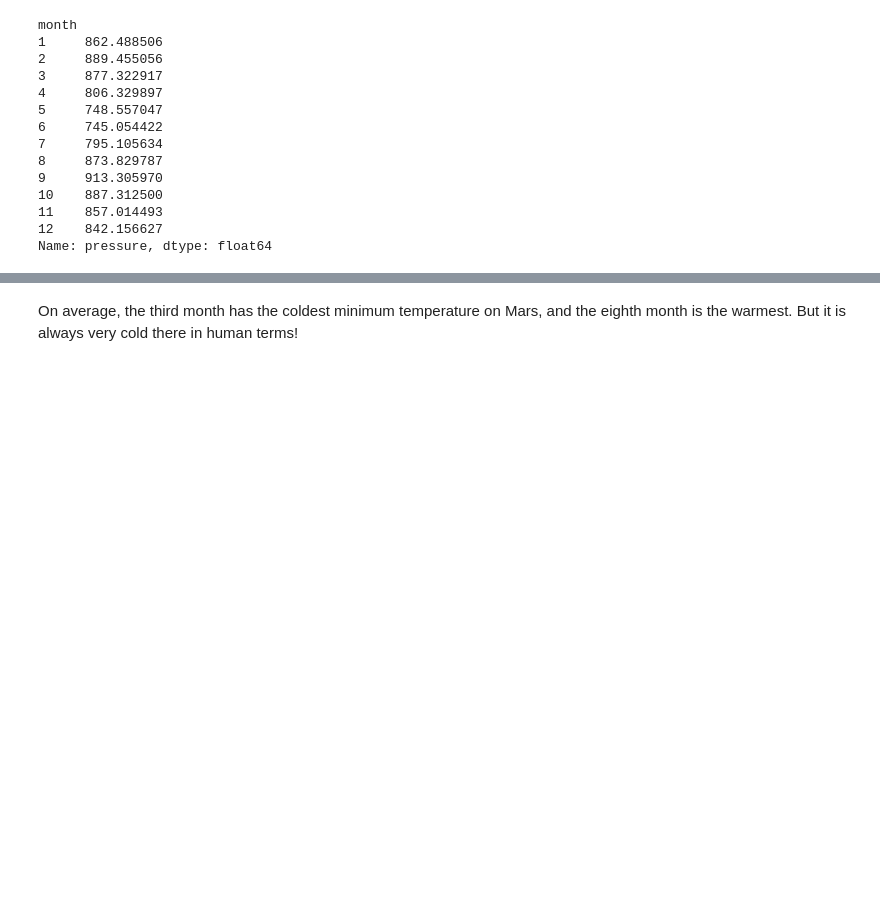
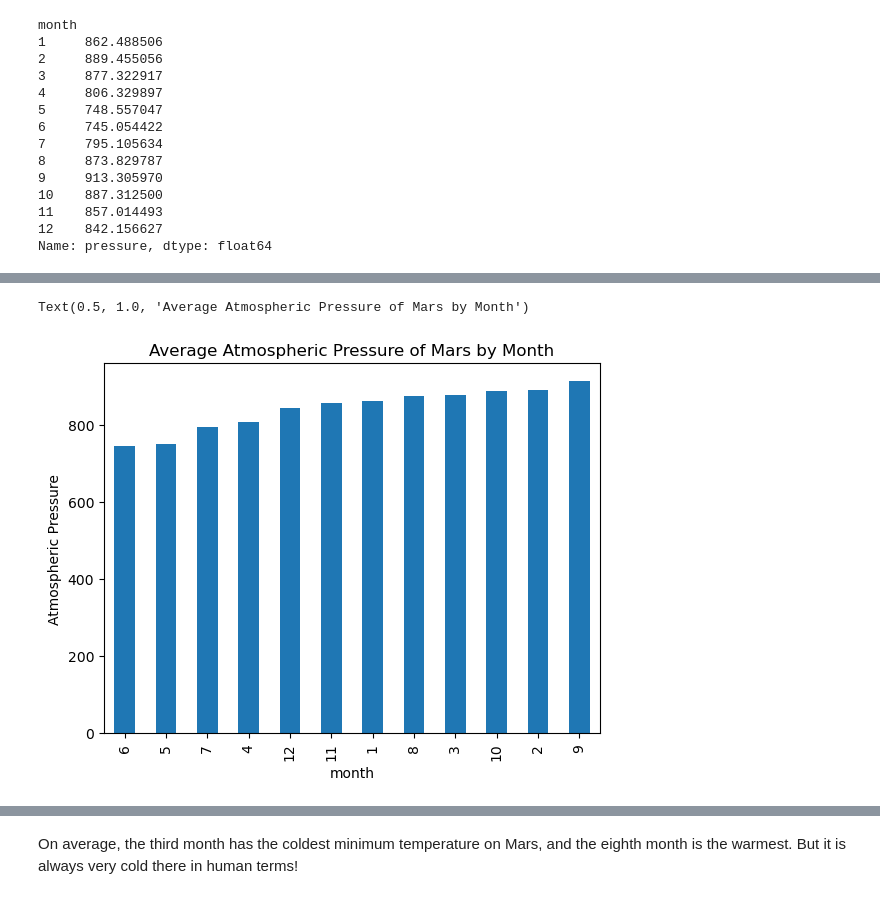
Before and after one commit to stephanielabelle/web-scraping, a Jupyter notebook: part_2_mars_weather.ipynb, the cells around one changed output, grey strips where cells are left out. Saved outputs shown, nothing was run; the diff lists cells and outputs as text; code cells hidden in the pictures; blank space fills up the shorter version.

```diff
--- a/part_2_mars_weather.ipynb
+++ b/part_2_mars_weather.ipynb
@@ -209,5 +193,7 @@ Text(0.5, 1.0, 'Average Minimum Temperature of Mars')
 # %%
 # 4. Average pressure by Martian month
+pressure_month = grouped_month["pressure"].mean()
+pressure_month
 # %% [output]
 month
 1     862.488506
@@ -233,0 +212,9 @@ Name: pressure, dtype: float64
+# %%
+# Plot the average pressure by month
+pressure_month_sorted = pressure_month.sort_values(ascending=True)
+pressure_plot = pressure_month_sorted.plot(kind="bar")
+plt.ylabel("Atmospheric Pressure")
+plt.title("Average Atmospheric Pressure of Mars by Month")
+# %% [output]
+Text(0.5, 1.0, 'Average Atmospheric Pressure of Mars by Month')
+[figure, added]
```
Also changed, not shown: parts of 7 cells of this notebook, 1 other file.
